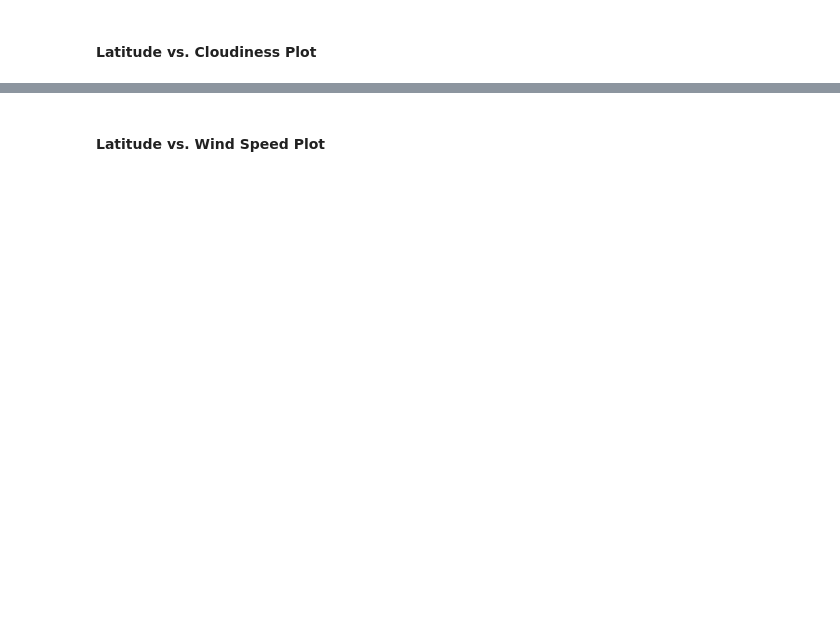
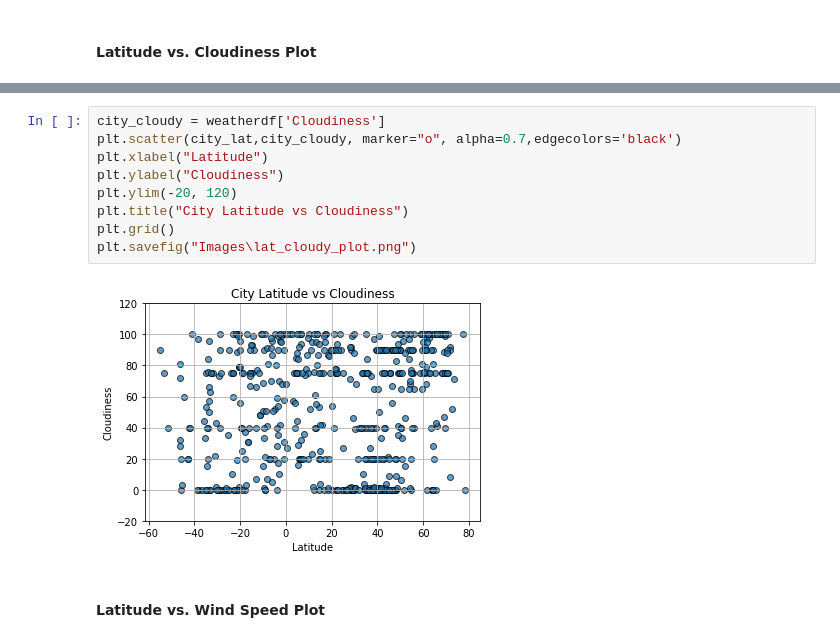
Before and after one commit to johnsethchong/UCI-homework, a Jupyter notebook: Homework6/starter_code/WeatherPy.ipynb, the cells around one changed output, grey strips where cells are left out. Saved outputs shown, nothing was run; the diff lists cells and outputs as text; blank space fills up the shorter version.

```diff
--- a/Homework6/starter_code/WeatherPy.ipynb
+++ b/Homework6/starter_code/WeatherPy.ipynb
@@ -198,2 +244,13 @@ dtype: int64
+# %%
+city_cloudy = weatherdf['Cloudiness']
+plt.scatter(city_lat,city_cloudy, marker="o", alpha=0.7,edgecolors='black')
+plt.xlabel("Latitude")
+plt.ylabel("Cloudiness")
+plt.ylim(-20, 120)
+plt.title("City Latitude vs Cloudiness")
+plt.grid()
+plt.savefig("Images\lat_cloudy_plot.png")
+# %% [output]
+[figure, added]
 # %% [markdown]
 #### Latitude vs. Wind Speed Plot
```
Also changed, not shown: parts of 12 cells of this notebook, 5 other files.
